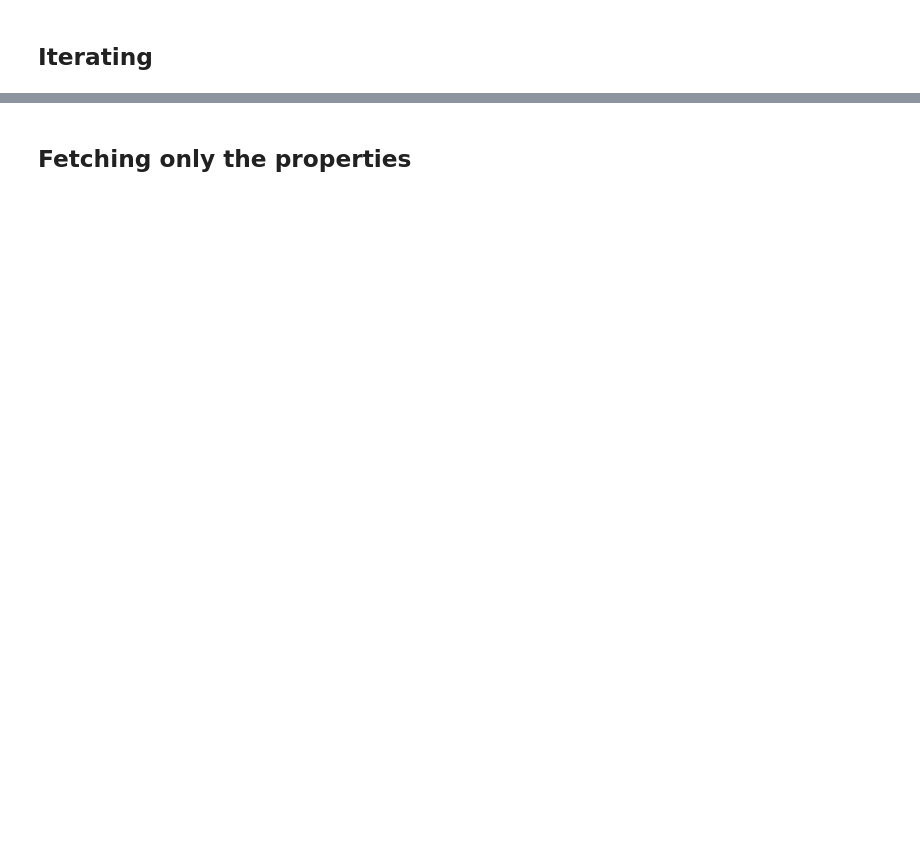
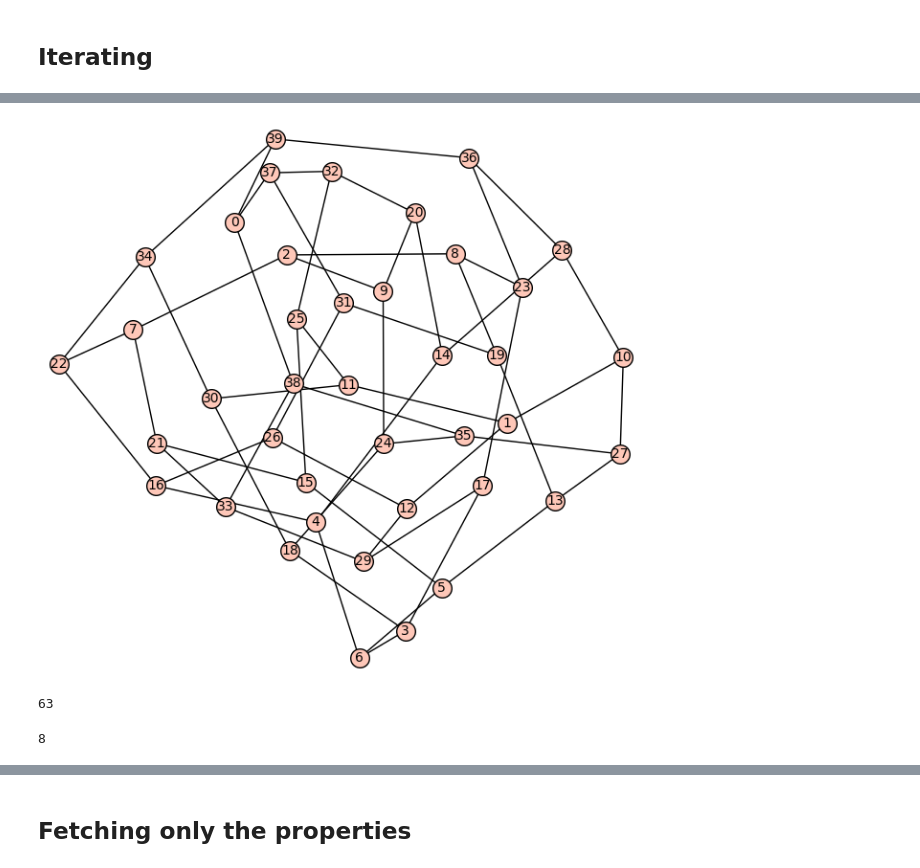
Before and after one commit to DiscreteZOO/Presentations, a Jupyter notebook: 2018-09-28-Koper/DiscreteZOO-demo.ipynb, the cells around one changed output, grey strips where cells are left out. Saved outputs shown, nothing was run; the diff lists cells and outputs as text; code cells hidden in the pictures; blank space fills up the shorter version.

```diff
--- a/2018-09-28-Koper/DiscreteZOO-demo.ipynb
+++ b/2018-09-28-Koper/DiscreteZOO-demo.ipynb
@@ -54,5 +101,15 @@ F1, F2 = info.all(girth + diameter == order, ~has_loops, ~has_multiple_edges)
 # %%
 # The list of all CVT graphs of diameter 6, sorted first by descending girth and then by ascending order
-L = list(info.all(diameter = 6, orderby = [Desc(girth), order]))
+L = list(info.all(diameter == 6, orderby = [Desc(girth), order]))
 L[0].plot()
+# %% [output]
+[figure, added]
+# %%
+len(L)
+# %% [output]
+63
+# %%
+L[1].girth()
+# %% [output]
+8
 # %%
```
Also changed, not shown: parts of 38 cells of this notebook.
